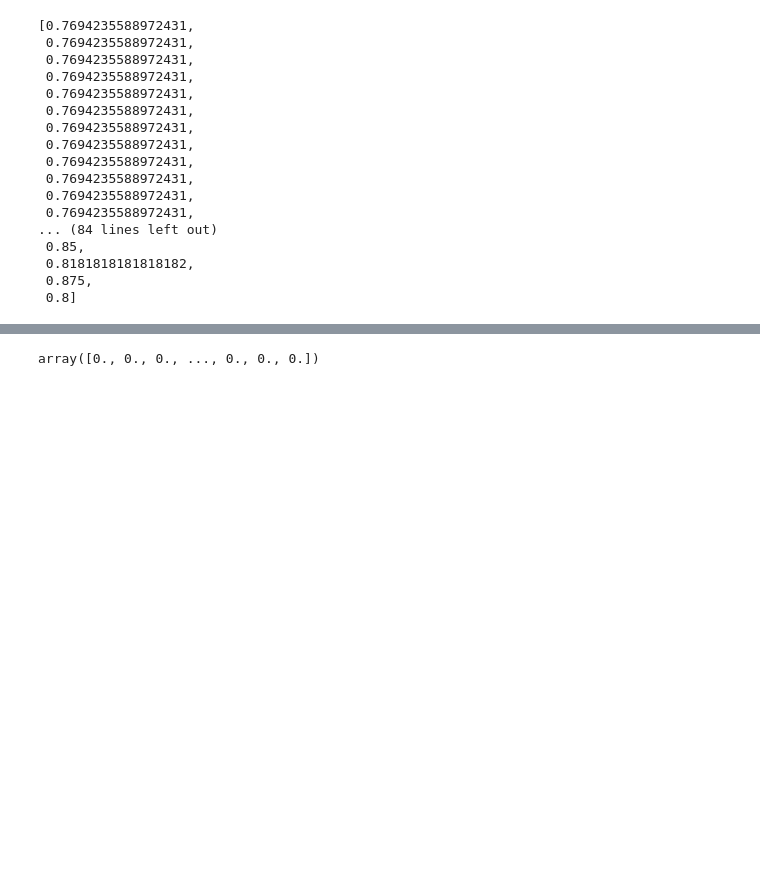
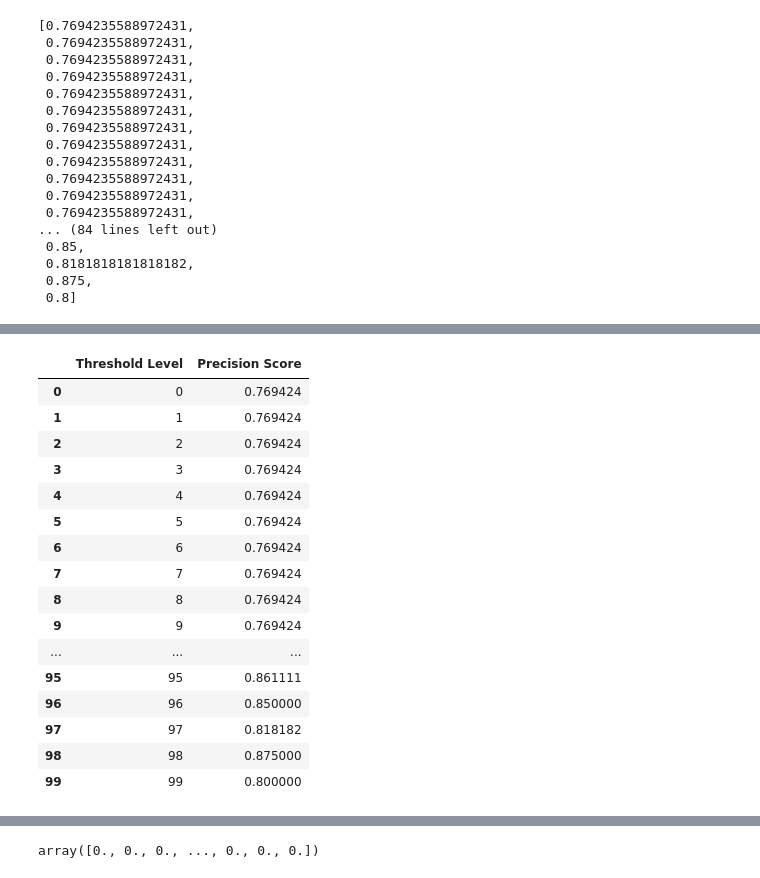
Before and after one commit to Amar-raj-j6380/Lending_Club, a Jupyter notebook: 3. Loan Outcomes: Paid In Full vs Defaulted/ML/2. Cash Flow - Loan Amount, Income, Re-apply LR, Moving Threshold @ 90%.ipynb, the cells around one changed output, grey strips where cells are left out. Saved outputs shown, nothing was run; the diff lists cells and outputs as text; code cells hidden in the pictures; blank space fills up the shorter version.

```diff
--- a/3. Loan Outcomes: Paid In Full vs Defaulted/ML/2. Cash Flow - Loan Amount, Income, Re-apply LR, Moving Threshold @ 90%.ipynb
+++ b/3. Loan Outcomes: Paid In Full vs Defaulted/ML/2. Cash Flow - Loan Amount, Income, Re-apply LR, Moving Threshold @ 90%.ipynb
@@ -1373,0 +1398,20 @@ PosPredVal
+# %%
+optimal
+# %% [output]
+|  | Threshold Level | Precision Score |
+| 0 | 0 | 0.769424 |
+| 1 | 1 | 0.769424 |
+| 2 | 2 | 0.769424 |
+| 3 | 3 | 0.769424 |
+| 4 | 4 | 0.769424 |
+| 5 | 5 | 0.769424 |
+| 6 | 6 | 0.769424 |
+| 7 | 7 | 0.769424 |
+| 8 | 8 | 0.769424 |
+| 9 | 9 | 0.769424 |
+| ... | ... | ... |
+| 95 | 95 | 0.861111 |
+| 96 | 96 | 0.850000 |
+| 97 | 97 | 0.818182 |
+| 98 | 98 | 0.875000 |
+| 99 | 99 | 0.800000 |
```
Also changed, not shown: parts of 4 cells of this notebook.
